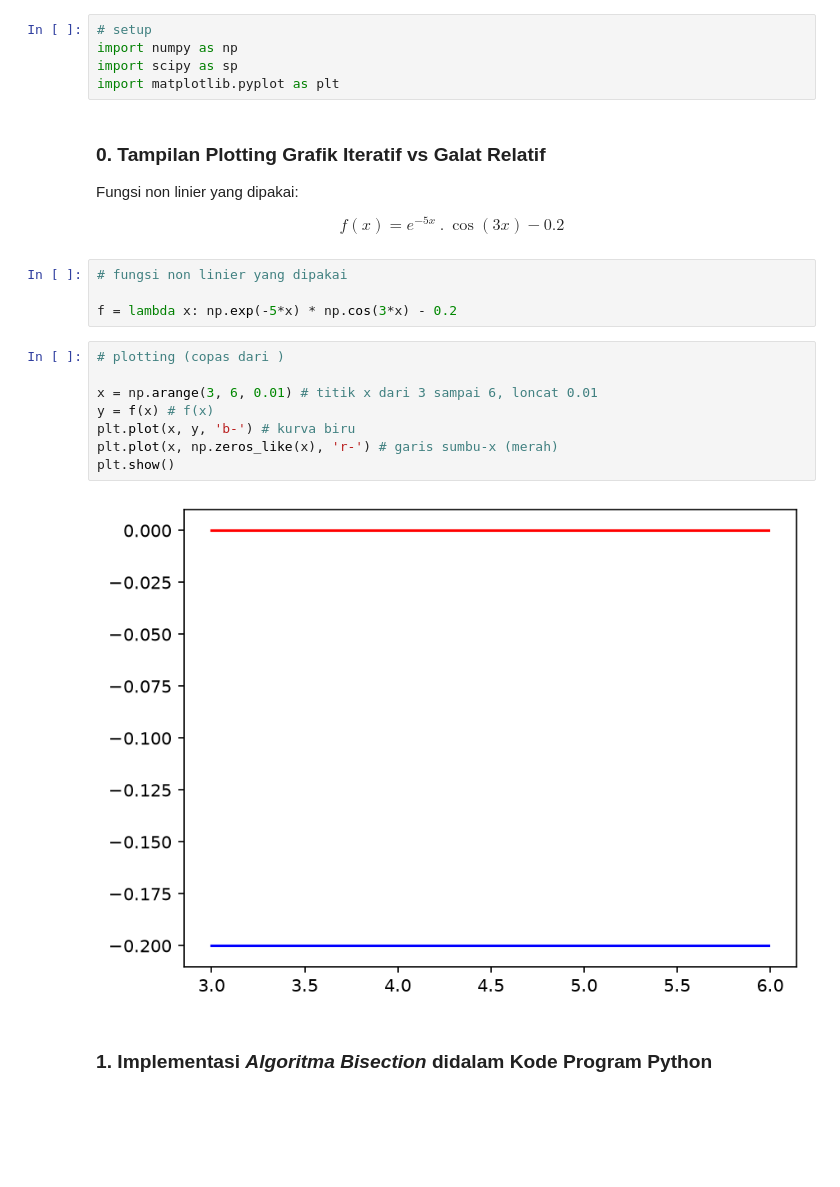
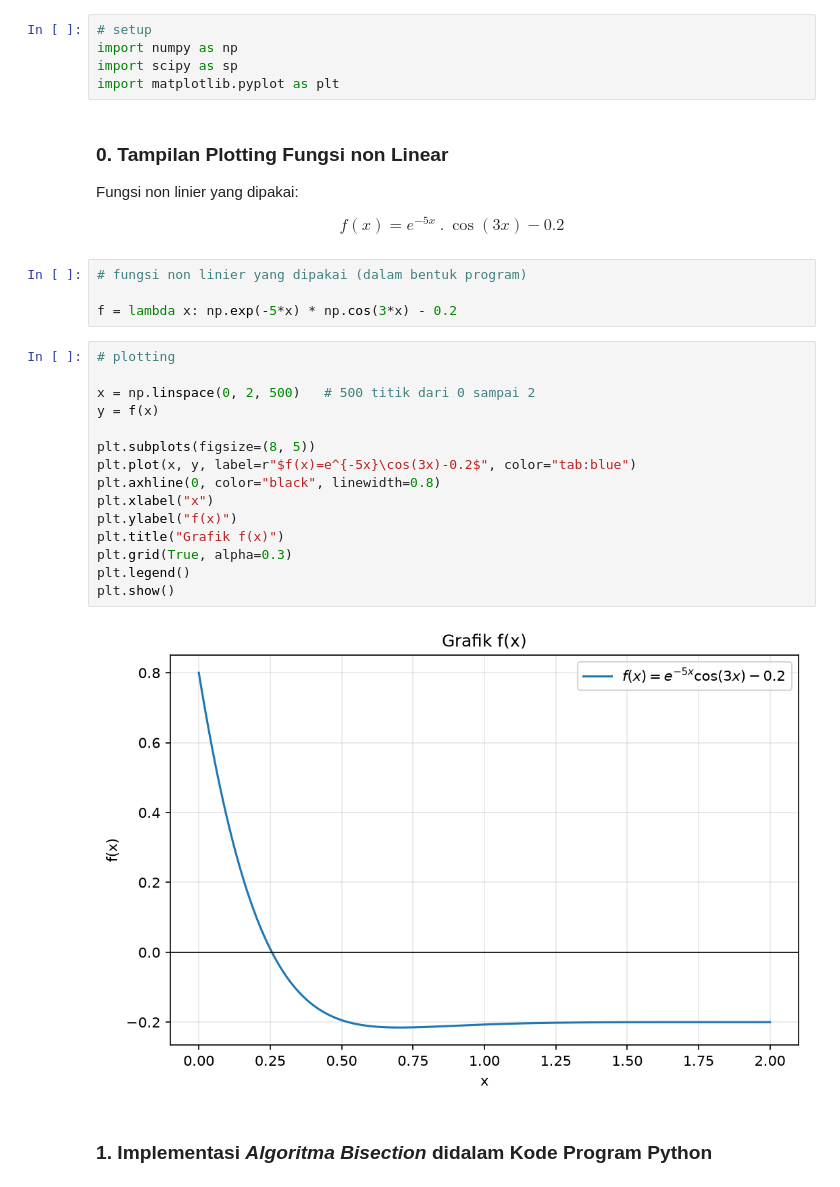
Before and after one commit to khalisthlh/test-dan-tugas-cb-metnum, a Jupyter notebook: cb1.ipynb, the cells around one changed output. Saved outputs shown, nothing was run; the diff lists cells and outputs as text; blank space fills up the shorter version.

```diff
--- a/cb1.ipynb
+++ b/cb1.ipynb
@@ -6,25 +6,32 @@ import numpy as np
 import scipy as sp
 import matplotlib.pyplot as plt
 # %% [markdown]
-### **0. Tampilan Plotting Grafik Iteratif vs Galat Relatif**
+### **0. Tampilan Plotting Fungsi non Linear**
 
 Fungsi non linier yang dipakai:
 
 $$f(x) = e^{-5x} \ . \ \cos(3x) - 0.2$$
 # %%
-# fungsi non linier yang dipakai
+# fungsi non linier yang dipakai (dalam bentuk program)
 
 f = lambda x: np.exp(-5*x) * np.cos(3*x) - 0.2
-# %%
-# plotting (copas dari )
-
-x = np.arange(3, 6, 0.01) # titik x dari 3 sampai 6, loncat 0.01
-y = f(x) # f(x)
-plt.plot(x, y, 'b-') # kurva biru
-plt.plot(x, np.zeros_like(x), 'r-') # garis sumbu-x (merah)
-plt.show()
-# %% [output]
-[figure, removed]
+# %%
+# plotting
+
+x = np.linspace(0, 2, 500)   # 500 titik dari 0 sampai 2
+y = f(x)
+
+plt.subplots(figsize=(8, 5))
+plt.plot(x, y, label=r"$f(x)=e^{-5x}\cos(3x)-0.2$", color="tab:blue")
+plt.axhline(0, color="black", linewidth=0.8)
+plt.xlabel("x")
+plt.ylabel("f(x)")
+plt.title("Grafik f(x)")
+plt.grid(True, alpha=0.3)
+plt.legend()
+plt.show()
+# %% [output]
+[figure, added]
 # %% [markdown]
 ### 1. Implementasi *Algoritma Bisection* didalam Kode Program Python
 # %%
```
Also changed, not shown: parts of 5 cells of this notebook.
